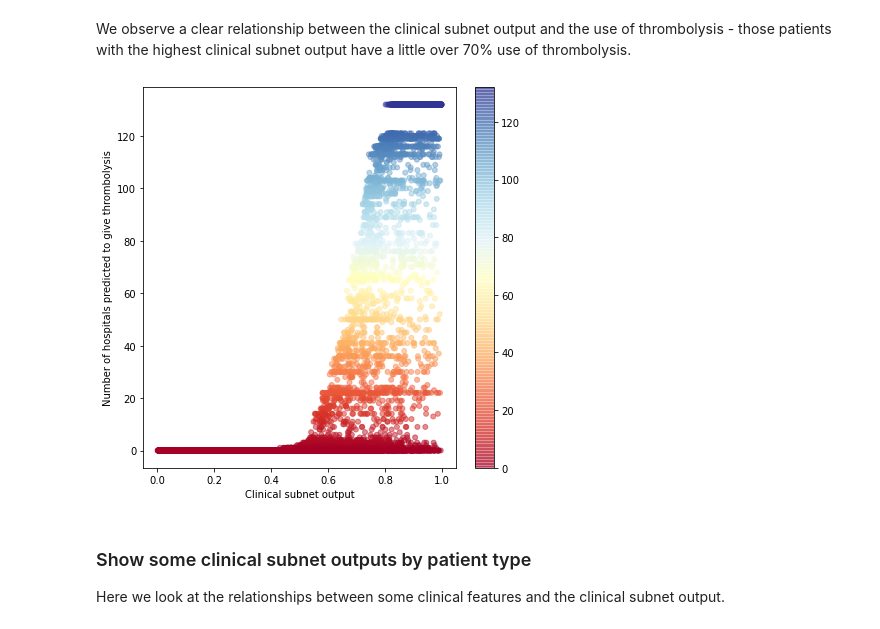
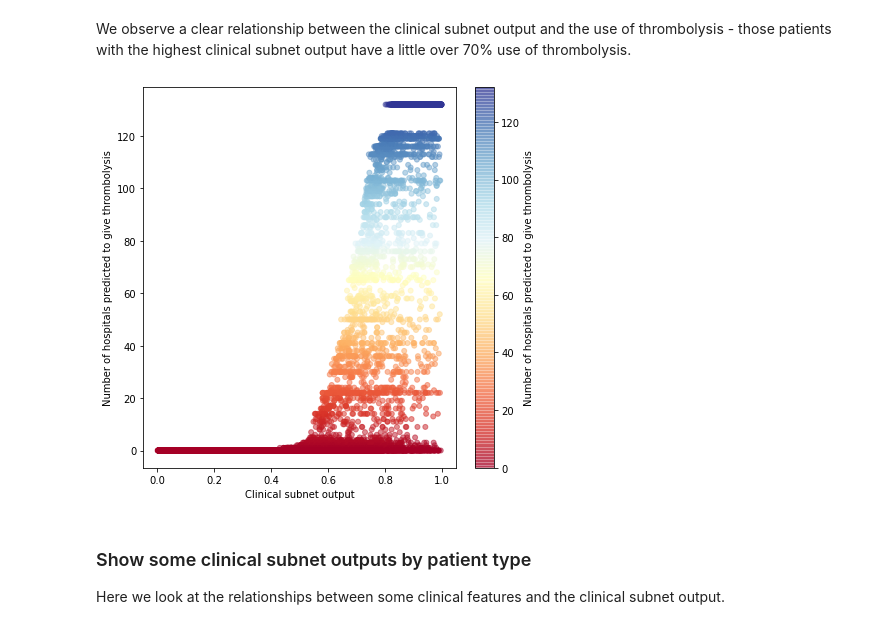
Before and after one commit to samuel-book/samuel-1, a Jupyter notebook: _sources/neural_net/004b_analyse_10k_1d_modular.ipynb, the cells around one changed output. Saved outputs shown, nothing was run; the diff lists cells and outputs as text; code cells hidden in the pictures.

```diff
--- a/_sources/neural_net/004b_analyse_10k_1d_modular.ipynb
+++ b/_sources/neural_net/004b_analyse_10k_1d_modular.ipynb
@@ -353,21 +372,22 @@ We observe a clear relationship between the clinical subnet output and the use o
 # %%
 patient_thromb_results = np.sum(patient_results, axis=0).flatten()
 # Set up figure
 fig = plt.figure(figsize=(7,7))
 cm = plt.cm.get_cmap('RdYlBu')
 # Plot 1: actual vs subnet
 ax1 = fig.add_subplot(111)
 im = ax1.scatter(clinical_subnet_output['patient_subnet_output'],
                  clinical_subnet_output['num_hosp_thrombolysising'] ,
                  c=clinical_subnet_output['num_hosp_thrombolysising'] ,
                  vmin=0, vmax=132, s=25, cmap=cm, alpha=0.5)
 ax1.set_xlabel('Clinical subnet output')
 ax1.set_ylabel('Number of hospitals predicted to give thrombolysis')
-plt.colorbar(im, ax=ax1)
+plt.colorbar(im, ax=ax1,
+             label='Number of hospitals predicted to give thrombolysis')
 plt.savefig('./output/clinical_subnet_thrombolysis_scatter.jpg', dpi=300)
 plt.show()
 # %% [output]
-[figure, old version]
+[figure, new version]
 # %% [markdown]
 ### Show some clinical subnet outputs by patient type
 
```
Also changed, not shown: parts of 2 cells of this notebook, 28 other files.
